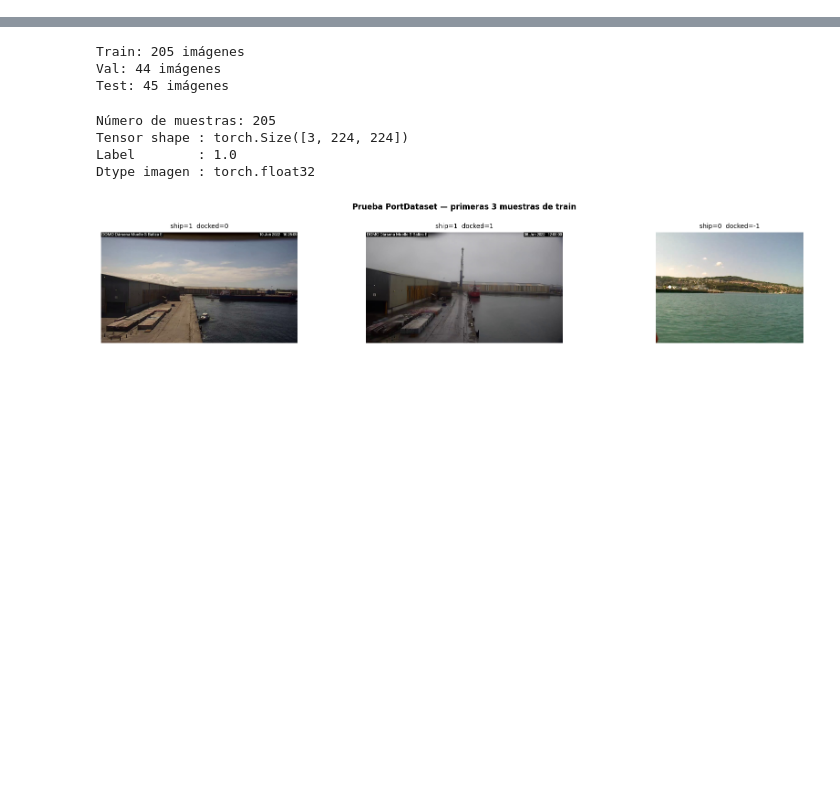
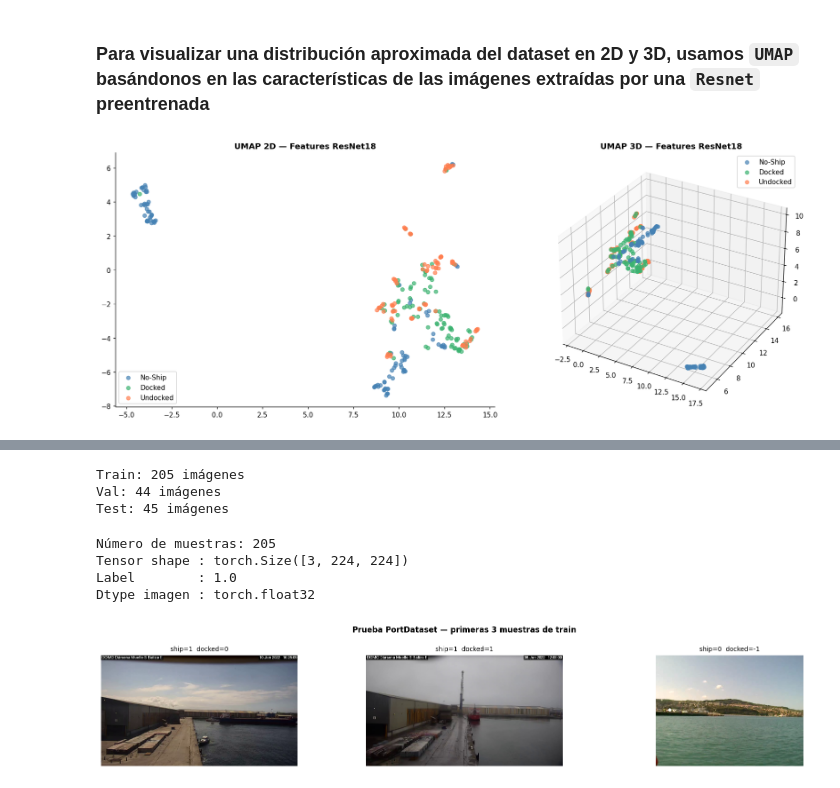
Before and after one commit to MiguelBanosB/VCA, a Jupyter notebook: practica1.ipynb, the cells around one changed output, grey strips where cells are left out. Cells and saved outputs as stored; diff of their text form; code cells hidden in the pictures; blank space fills up the shorter version.

Commit message:
umap y overlay

```diff
--- a/practica1.ipynb
+++ b/practica1.ipynb
@@ -286,0 +207,73 @@ class PortDataset(Dataset):
+# %% [markdown]
+### Para visualizar una distribución aproximada del dataset en 2D y 3D, usamos `UMAP` basándonos en las características de las imágenes extraídas por una `Resnet` preentrenada
+# %%
+# Preprocesamiento estándar de ResNet
+transform = transforms.Compose([
+    transforms.Resize((224, 224)),
+    transforms.ToTensor(),
+    transforms.Normalize(mean=[0.485, 0.456, 0.406],
+                        std=[0.229, 0.224, 0.225]),
+])
+
+# ResNet18 preentrenada, quitamos la capa de clasificación final
+model = models.resnet18(weights='IMAGENET1K_V1')
+model = torch.nn.Sequential(*list(model.children())[:-1])  # quita el fc
+model.eval()
+
+# Extraemos features de todas las imágenes
+features = []
+with torch.no_grad():
+    for fp in df['filepath']:
+        img = Image.open(fp).convert('RGB')
+        tensor = transform(img).unsqueeze(0)  # añade dimensión batch
+        feat = model(tensor).squeeze().numpy()  # (512,)
+        features.append(feat)
+
+features = np.array(features)  # (294, 512)
+
+# Etiquetas y colores para cada punto
+labels = []
+colors = []
+for _, row in df.iterrows():
+    if row['ship'] == 0:
+        labels.append('No-Ship')
+        colors.append('steelblue')
+    elif row['docked'] == 1:
+        labels.append('Docked')
+        colors.append('mediumseagreen')
+    else:
+        labels.append('Undocked')
+        colors.append('coral')
+
+# Reducción UMAP a 2D y 3D
+reducer = umap.UMAP(n_components=2, random_state=42)
+embedding = reducer.fit_transform(features)  # (294, 2)
+
+reducer_3d = umap.UMAP(n_components=3, random_state=42)
+embedding_3d = reducer_3d.fit_transform(features)  # (294, 3)
+
+# Visualización 2D y 3D en el mismo plot
+fig = plt.figure(figsize=(16, 6))
+
+# --- 2D ---
+ax2 = fig.add_subplot(121)
+for label, color in [('No-Ship', 'steelblue'), ('Docked', 'mediumseagreen'), ('Undocked', 'coral')]:
+    mask = [l == label for l in labels]
+    ax2.scatter(embedding[mask, 0], embedding[mask, 1],
+                c=color, label=label, alpha=0.7, s=30)
+ax2.set_title('UMAP 2D — Features ResNet18', fontweight='bold')
+ax2.legend()
+
+# --- 3D ---
+ax3 = fig.add_subplot(122, projection='3d')
+for label, color in [('No-Ship', 'steelblue'), ('Docked', 'mediumseagreen'), ('Undocked', 'coral')]:
+    mask = [l == label for l in labels]
+    ax3.scatter(embedding_3d[mask, 0], embedding_3d[mask, 1], embedding_3d[mask, 2],
+                c=color, label=label, alpha=0.7, s=30)
+ax3.set_title('UMAP 3D — Features ResNet18', fontweight='bold')
+ax3.legend()
+
+plt.tight_layout()
+plt.show()
+# %% [output]
+[figure, added]
```
Also changed, not shown: parts of 36 cells of this notebook.
